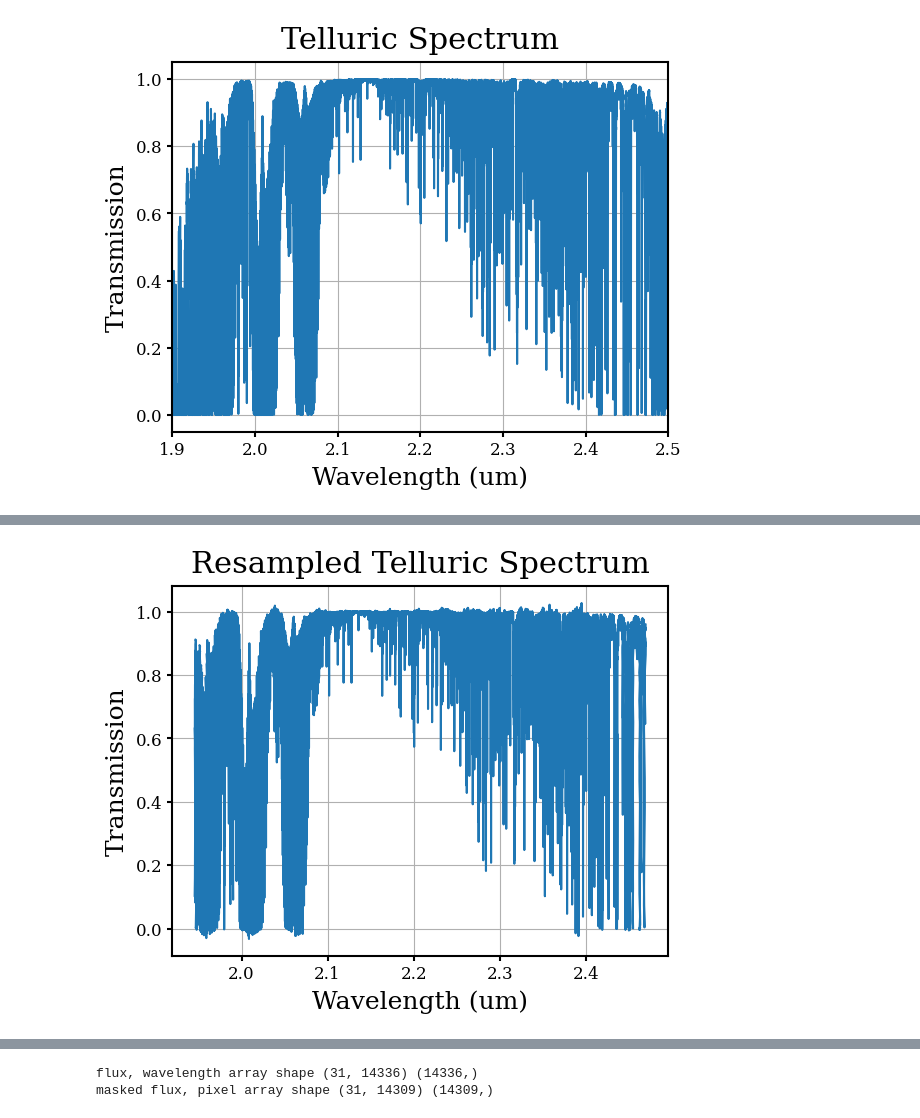
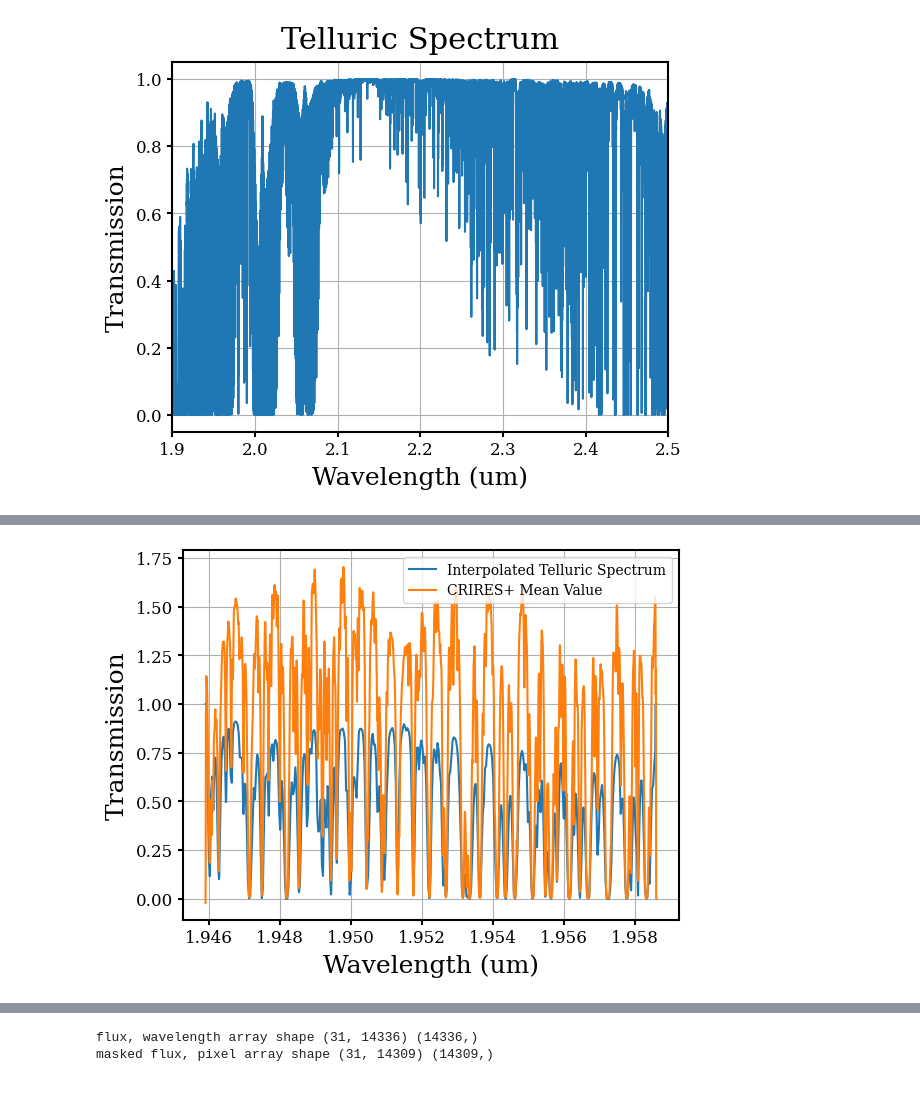
Before and after one commit to kenny-phan/pcassie, a Jupyter notebook: code/calibration.ipynb, the cells around one changed output, grey strips where cells are left out. Saved outputs shown, nothing was run; the diff lists cells and outputs as text; code cells hidden in the pictures.

```diff
--- a/code/calibration.ipynb
+++ b/code/calibration.ipynb
@@ -93,0 +82,14 @@ plt.show()
+# %%
+# for this example, we will only run the pipeline on one detector
+wave_1 = wave[0, 0:gaps[0]]
+flux_1 = normalized_flux_array[:, 0:gaps[0]]
+
+from pipeline.pca_diagnostics import plot_spectral_square
+plot_spectral_square(flux_1, wave_1, title="Normalized Spectral Square of Segment 1")
+
+plt.figure(figsize=(10, 6))
+plt.scatter(np.arange(len(wave_1)), wave_1)
+plt.title("Pixel vs. Wavelength, CRIRES+")
+plt.ylabel("Wavelength (nm)")
+plt.xlabel("Pixel")
+plt.show()
@@ -94,8 +99,8 @@ plt.show()
 # %%
 # 2 Take the mean spectrum of each detector
 
-mean_flux = np.nanmean(normalized_flux_array, axis=0)
-plt.plot(valid_pixels, mean_flux, label="Mean Spectra")
+mean_flux = np.nanmean(flux_1, axis=0)
+plt.plot(wave_1, mean_flux, label="Mean Spectra")
 plt.legend()
 plt.show()
 # %% [output]
@@ -122,31 +134,34 @@ plt.show()
 # %%
 # 3.1.2 interpolate tellurics to ~data from the given wavelength range
-from scipy.signal import resample
+from scipy.interpolate import interp1d
 
-# Mask telluric arrays to the wavelength range of the data wavelength array, then resample to the shape of the data arrays
+# Convert wave_1 to microns to match telluric_wave units
+wave_um = wave_1 * 0.001
 
-# Get min/max wavelength from the data wavelength array (flatten if 2D)
-data_wave = wave[0]
-data_wave_min = np.min(data_wave) * 0.001
-data_wave_max = np.max(data_wave) * 0.001
+# Get min/max wavelength from the data wavelength array
+data_wave_min = np.min(wave_um)
+data_wave_max = np.max(wave_um)
 
 # Mask telluric arrays to this range
 mask = (telluric_wave >= data_wave_min) & (telluric_wave <= data_wave_max)
 telluric_wave_masked = telluric_wave[mask]
 telluric_flux_masked = telluric_flux[mask]
 
-# Resample telluric arrays to match the shape of the data arrays
-telluric_wave_resampled = resample(telluric_wave_masked, len(valid_pixels))
-telluric_flux_resampled = resample(telluric_flux_masked, len(valid_pixels))
+# Create interpolator
+interp_func = interp1d(telluric_wave_masked, telluric_flux_masked, bounds_error=False, fill_value=1.0)
 
-plt.plot(telluric_wave_resampled, telluric_flux_resampled)
-plt.title("Resampled Telluric Spectrum")
+# Interpolate to data wavelength grid
+telluric_flux_resampled = interp_func(wave_um)
+
+plt.plot(wave_um, telluric_flux_resampled, label="Interpolated Telluric Spectrum")
+plt.plot(wave_um, mean_flux, label="CRIRES+ Mean Value")
 plt.xlabel("Wavelength (um)")
 plt.ylabel("Transmission")
+plt.legend()
 plt.grid()
 plt.show()
 # %% [output]
-[figure, old version]
+[figure, new version]
 # %%
 from scipy.signal import find_peaks
 import numpy as np
```
Also changed, not shown: parts of 25 cells of this notebook, 6 other files.
